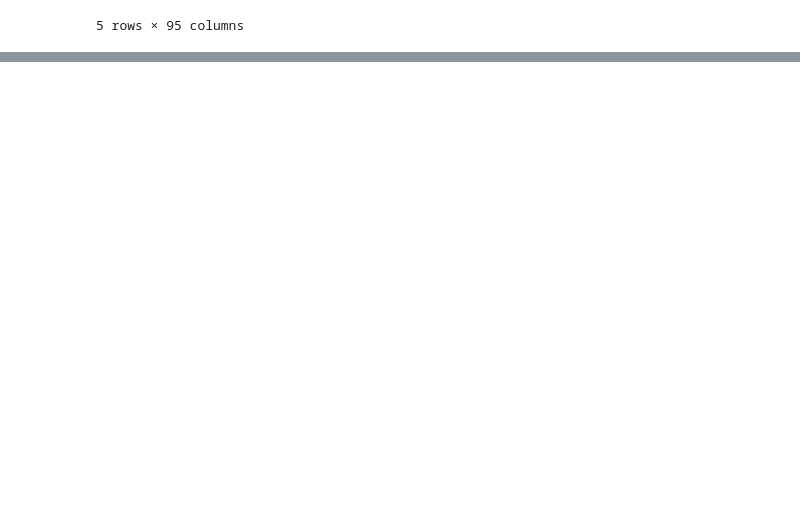
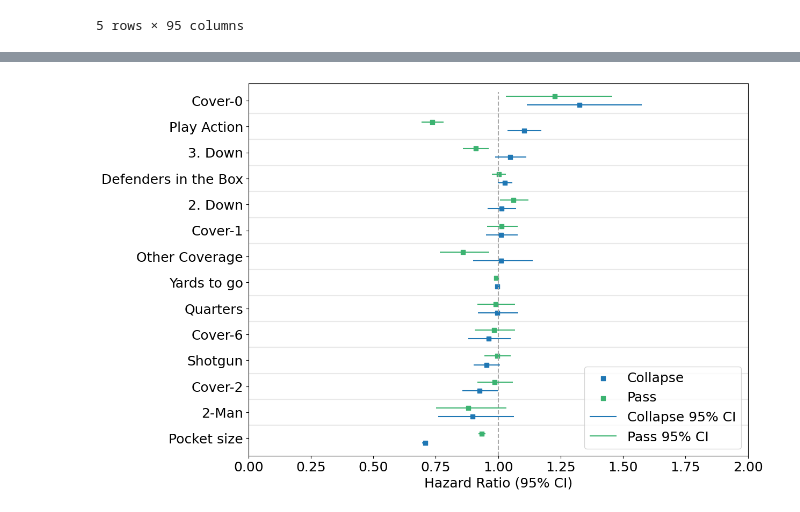
Before and after one commit to maschill/NFLPocketSurvival, a Jupyter notebook: cox_time_varying.ipynb, the cells around one changed output, grey strips where cells are left out. Saved outputs shown, nothing was run; the diff lists cells and outputs as text; code cells hidden in the pictures; blank space fills up the shorter version.

Commit message:
add plotting for time varying hazard ratio

```diff
--- a/cox_time_varying.ipynb
+++ b/cox_time_varying.ipynb
@@ -333,0 +334,4 @@ plt.plot(np.exp(-1*np.multiply(plot_pred, pass_ctv.baseline_cumulative_hazard_.v
+# %%
+collapse_ctv = CoxTimeVaryingFitter(penalizer=0.1)
+collapse_ctv.fit(tvx.loc[tvx.id.isin(X_train), tv_cols+base_feat+["collapse_event"]], id_col="id", event_col="collapse_event", start_col="start", stop_col="stop", show_progress=True)
+collapse_ctv.print_summary()
@@ -333,0 +371,51 @@ plt.plot(np.exp(-1*np.multiply(plot_pred, pass_ctv.baseline_cumulative_hazard_.v
+# %%
+with plt.style.context({"font.size":18}):
+    fig, ax = plt.subplots(figsize=(12,9))
+    ax.vlines([1.0], ymin=-1, ymax=41, linestyles="--", color="darkgray")
+    plt.xlabel("Hazard Ratio (95% CI)")
+
+    yticklabel_dict = {
+        "Cover-0":"Cover-0",
+        "Cover-1":"Cover-1",
+        "Cover-2":"Cover-2",
+        "Cover-6":"Cover-6",
+        "Quarters":"Quarters",
+        "2-Man":"2-Man",
+        "shotgun":"Shotgun",
+        "down3":"3. Down",
+        "down2":"2. Down",
+        "yardsToGo":"Yards to go",
+        "misc_def": "Other Coverage",
+        "pocket_size": "Pocket size",
+        "defendersInBox": "Defenders in the Box",
+        "pff_playAction":"Play Action"
+    }
+
+    hr_plot_df = pd.DataFrame({
+        "collapse_hr":collapse_ctv.hazard_ratios_,
+        "pass_hr":pass_ctv.hazard_ratios_,
+        "collapse_lb":np.exp(collapse_ctv.confidence_intervals_["95% lower-bound"]),
+        "collapse_ub":np.exp(collapse_ctv.confidence_intervals_["95% upper-bound"]),
+        "pass_lb":np.exp(pass_ctv.confidence_intervals_["95% lower-bound"]),
+        "pass_ub":np.exp(pass_ctv.confidence_intervals_["95% upper-bound"]),
+    }).reset_index().sort_values("collapse_hr")
+
+    y_loc = np.arange(1,43,3)
+    hr_plot_df["covariate"] = hr_plot_df["covariate"].map(yticklabel_dict)
+
+    ax.scatter(hr_plot_df["collapse_hr"].values, y_loc-0.5, marker="s", label="Collapse")
+    ax.scatter(hr_plot_df["pass_hr"].values, y_loc+0.5, marker="s", color="mediumseagreen", label="Pass")
+
+    ax.hlines(y_loc-0.5, hr_plot_df["collapse_lb"], hr_plot_df["collapse_ub"], label="Collapse 95% CI")
+    ax.hlines(y_loc+0.5, hr_plot_df["pass_lb"], hr_plot_df["pass_ub"], label="Pass 95% CI", color="mediumseagreen")
+
+    ax.hlines(y_loc[:-1]+1.5, xmin=0.0, xmax=4, color="darkgray", alpha=.25)
+
+    ax.set_yticks(y_loc, hr_plot_df["covariate"].values)
+    plt.xlim(0,2)
+    plt.ylim(-1,42)
+    plt.legend(loc="lower right")
+    plt.savefig("time_vary_hr.png", dpi=600)
+    plt.show()
+# %% [output]
+[figure, added]
```
Also changed, not shown: parts of 11 cells of this notebook, 2 other files.
